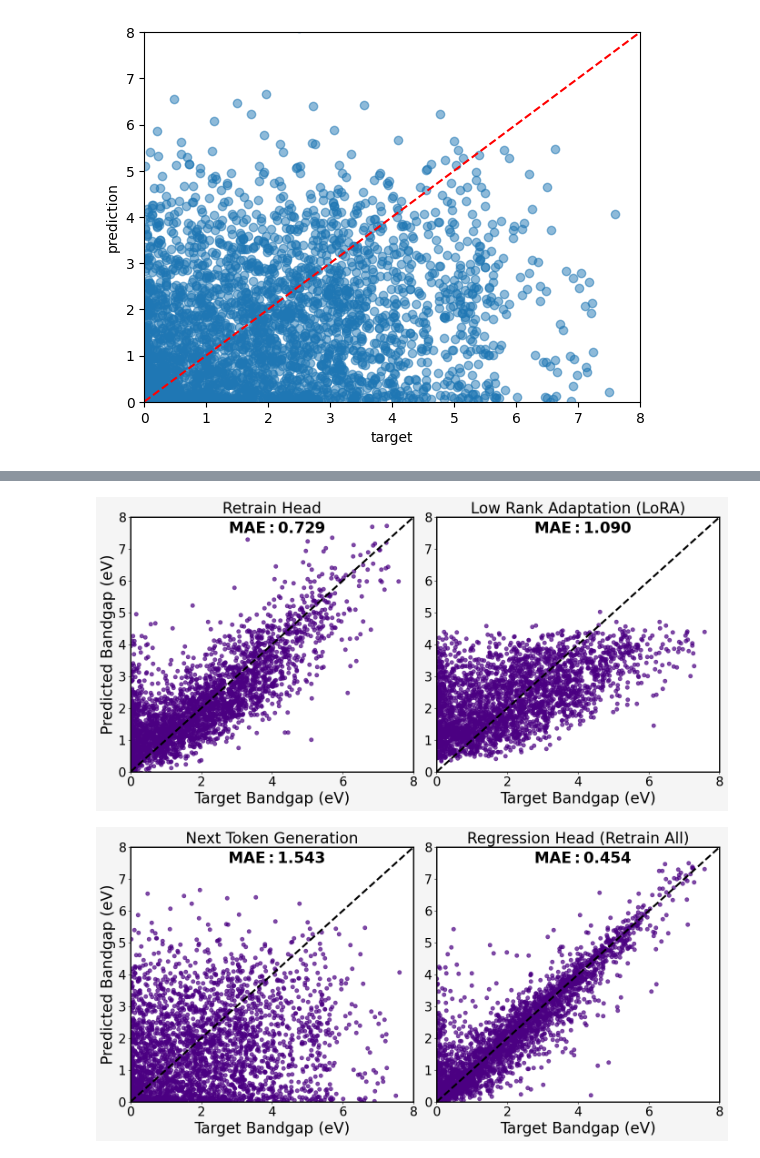
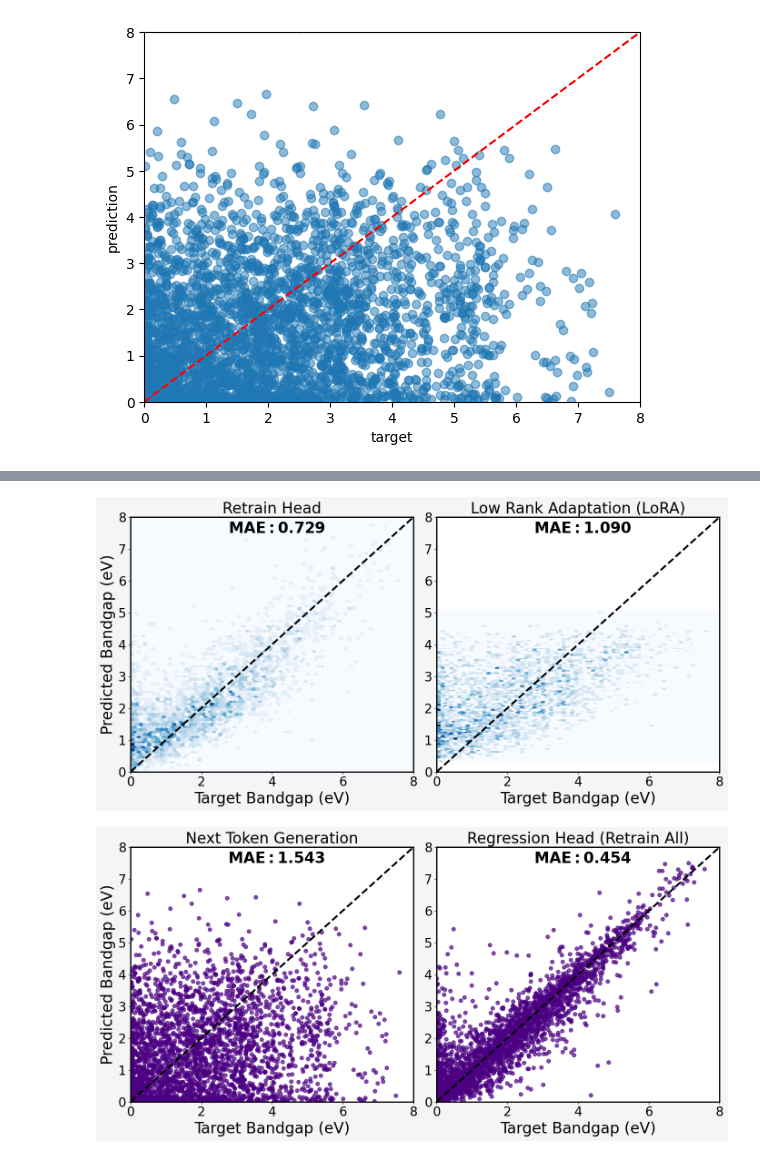
Before and after one commit to C-Bone-UCL/CrystaLLM-Prop, a Jupyter notebook: notebooks/inference_tests.ipynb, the cells around one changed output, grey strips where cells are left out. Saved outputs shown, nothing was run; the diff lists cells and outputs as text; code cells hidden in the pictures.

```diff
--- a/notebooks/inference_tests.ipynb
+++ b/notebooks/inference_tests.ipynb
@@ -89,36 +97,36 @@ fig, axes = plt.subplots(1, 2, figsize=(14, 7), facecolor='whitesmoke')
 # Common settings for subplots
 for ax in axes:
     ax.set_xlim(0, 8)
     ax.set_ylim(0, 8)
     ax.plot([0, 8], [0, 8], 'k--', linewidth=3)  # Ideal y=x line
     ax.set_xlabel('Target Bandgap (eV)', fontsize=24, color='black')
     ax.set_ylabel('Predicted Bandgap (eV)', fontsize=24, color='black')
     ax.tick_params(axis='both', colors='black', labelsize=20)
     ax.spines['top'].set_linewidth(2)
     ax.spines['bottom'].set_linewidth(2)
     ax.spines['left'].set_linewidth(2)
     ax.spines['right'].set_linewidth(2)
 
 # Plot data and annotate MAE
 # mak ticks black and x shape
-axes[0].scatter(df['true_bandgaps'], df['predicted_bandgaps'], color='indigo', alpha=0.7)
+axes[0].hexbin(true_BG, pred_BG, gridsize=100, cmap='Blues')
 axes[0].text(5.5, 7.5, f'$\mathbf{{MAE: {mae1:.3f}}}$', color='black', fontsize=24, ha='right')
 axes[0].set_title('Retrain Head', fontsize=24, color='black')
 
-axes[1].scatter(df2['true_bandgaps'], df2['predicted_bandgaps'], color='indigo', alpha=0.7)
+axes[1].hexbin(df_2_true_BG, df_2_pred_BG, gridsize=100, cmap='Blues')
 axes[1].text(5.5, 7.5, f'$\mathbf{{MAE: {mae2:.3f}}}$', color='black', fontsize=24, ha='right')
 axes[1].set_title('Low Rank Adaptation (LoRA)', fontsize=24, color='black')
 # remove label of y axis
 axes[1].set_ylabel('')
 # list possible colors
 # https://matplotlib.org/stable/gallery/color/named_colors.html
 
 # Save figure
 plt.tight_layout()
 plt.savefig('bandgap_predictions_ftHvsLoRA.svg', format='svg', facecolor=fig.get_facecolor())
 plt.show()
 # %% [output]
-[figure, old version]
+[figure, new version]
 # %%
 import matplotlib.pyplot as plt
 import numpy as np
```
Also changed, not shown: parts of 2 cells of this notebook, 9 other files.
